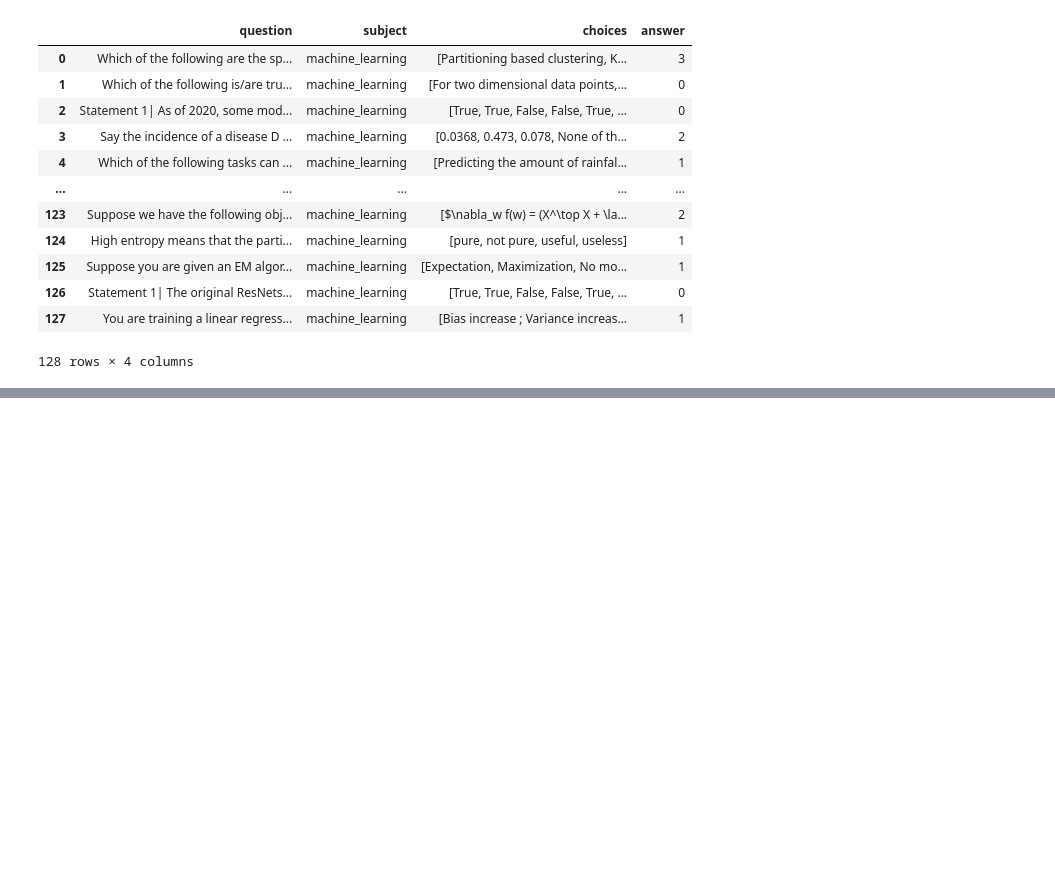
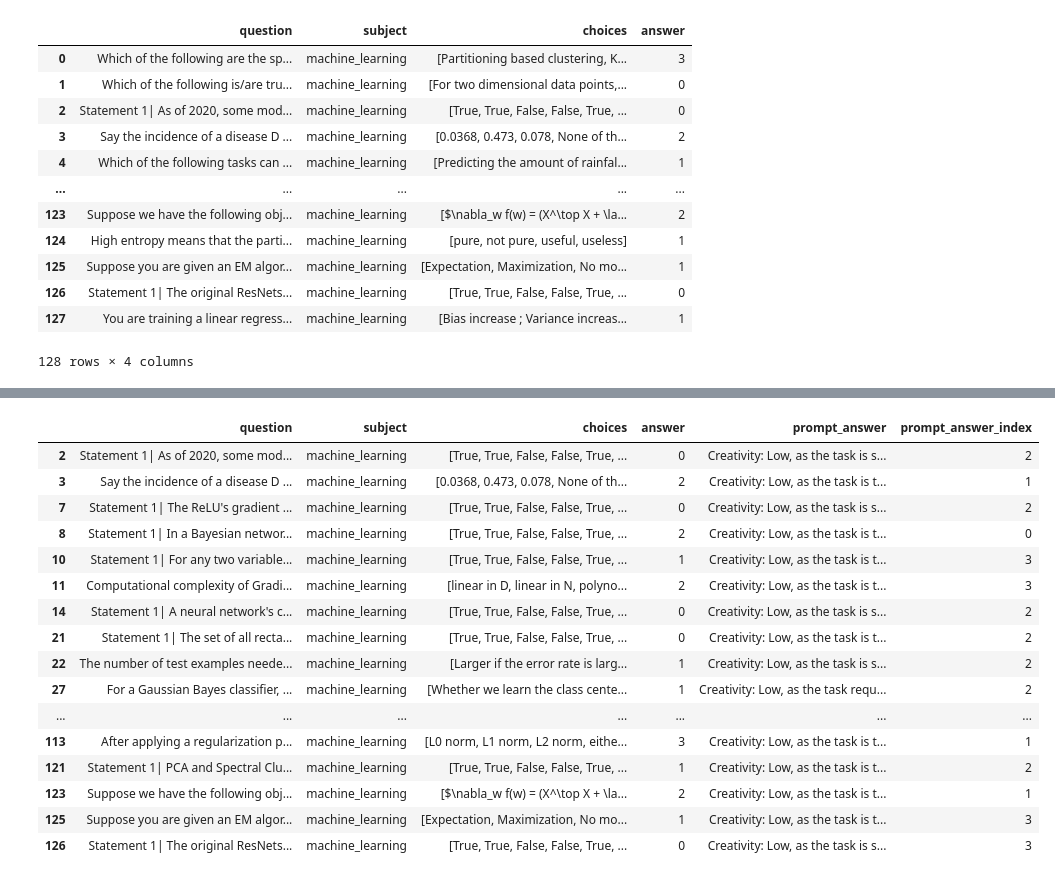
Before and after one commit to nxxk23/AI-Engineer, a Jupyter notebook: inetmodel_base.ipynb, the cells around one changed output, grey strips where cells are left out. Drawn from its saved outputs; the diff is of its cells as text; code cells hidden in the pictures; blank space fills up the shorter version.

```diff
--- a/inetmodel_base.ipynb
+++ b/inetmodel_base.ipynb
@@ -414,3 +381,30 @@ df[df['subject']=='machine_learning'].shape
+# %%
+import concurrent.futures
+
+def generate_prompt_answer_optimized(row, mmluprompt, model_params, api_url, api_key):
+    question = row.get('question', "")
+    choices = row.get('choices', "")  # Assuming 'choices' is a column in the DataFrame
+    response = generate_answer(question, choices, mmluprompt, model_params, api_url, api_key)
+    return response.strip()
+
+def process_batch(batch_df, process_func, mmluprompt, model_params, api_url, api_key):
+    return [process_func(row, mmluprompt, model_params, api_url, api_key) for _, row in batch_df.iterrows()]
+
+def batch_process(df, process_func, mmluprompt, model_params, api_url, api_key, batch_size=32):
+    results = [None] * len(df)  # Initialize a list to store results in original order
+    with concurrent.futures.ThreadPoolExecutor() as executor:
+        futures = {}
+        for i in range(0, len(df), batch_size):
+            batch_df = df.iloc[i:i + batch_size]
+            future = executor.submit(process_batch, batch_df, process_func, mmluprompt, model_params, api_url, api_key)
+            futures[future] = (i, i + batch_size)  # Store the index range for each future
+
+        for future in concurrent.futures.as_completed(futures):
+            start_idx, end_idx = futures[future]
+            batch_results = future.result()
+            results[start_idx:end_idx] = batch_results
+
+    return results
 # %%
 # Specify subjects to sample from
 subjects = ['machine_learning']
@@ -431,8 +425,3 @@ ml_df
 | 126 | Statement 1| The original ResNets... | machine_learning | [True, True, False, False, True, ... | 0 |
 | 127 | You are training a linear regress... | machine_learning | [Bias increase ; Variance increas... | 1 |
 128 rows × 4 columns
-# %%
-batch_results = process_batch(ml_df)
-ml_df['prompt_answer'] = [result[1] for result in batch_results]
-ml_df['answer_index'] = [extract_answer(result[1]) for result in batch_results]
-ml_df['answer_index'] = ml_df.apply(update_answer_index, axis=1)
@@ -440,0 +431,4 @@ HfHubHTTPError: 504 Server Error: Gateway Time-out for url: https://ai-api.manag
+# %%
+ml_df['prompt_answer'] = batch_process(ml_df, generate_prompt_answer_optimized, mmluprompt, model_params, api_url, api_key)
+# %%
+ml_df['prompt_answer_index'] = ml_df.apply(update_answer_index, axis=1)
@@ -443,0 +463,20 @@ print(ml_correct)
+# %%
+ml_df[ml_df['answer'] != ml_df['prompt_answer_index']]
+# %% [output]
+|  | question | subject | choices | answer | prompt_answer | prompt_answer_index |
+| 2 | Statement 1| As of 2020, some mod... | machine_learning | [True, True, False, False, True, ... | 0 | Creativity: Low, as the task is s... | 2 |
+| 3 | Say the incidence of a disease D ... | machine_learning | [0.0368, 0.473, 0.078, None of th... | 2 | Creativity: Low, as the task is t... | 1 |
+| 7 | Statement 1| The ReLU's gradient ... | machine_learning | [True, True, False, False, True, ... | 0 | Creativity: Low, as the task is s... | 2 |
+| 8 | Statement 1| In a Bayesian networ... | machine_learning | [True, True, False, False, True, ... | 2 | Creativity: Low, as the task is t... | 0 |
+| 10 | Statement 1| For any two variable... | machine_learning | [True, True, False, False, True, ... | 1 | Creativity: Low, as the task is t... | 3 |
+| 11 | Computational complexity of Gradi... | machine_learning | [linear in D, linear in N, polyno... | 2 | Creativity: Low, as the task is t... | 3 |
+| 14 | Statement 1| A neural network's c... | machine_learning | [True, True, False, False, True, ... | 0 | Creativity: Low, as the task is s... | 2 |
+| 21 | Statement 1| The set of all recta... | machine_learning | [True, True, False, False, True, ... | 0 | Creativity: Low, as the task is t... | 2 |
+| 22 | The number of test examples neede... | machine_learning | [Larger if the error rate is larg... | 1 | Creativity: Low, as the task is s... | 2 |
+| 27 | For a Gaussian Bayes classifier, ... | machine_learning | [Whether we learn the class cente... | 1 | Creativity: Low, as the task requ... | 2 |
+| ... | ... | ... | ... | ... | ... | ... |
+| 113 | After applying a regularization p... | machine_learning | [L0 norm, L1 norm, L2 norm, eithe... | 3 | Creativity: Low, as the task is t... | 1 |
+| 121 | Statement 1| PCA and Spectral Clu... | machine_learning | [True, True, False, False, True, ... | 1 | Creativity: Low, as the task is t... | 2 |
+| 123 | Suppose we have the following obj... | machine_learning | [$\nabla_w f(w) = (X^\top X + \la... | 2 | Creativity: Low, as the task is t... | 1 |
+| 125 | Suppose you are given an EM algor... | machine_learning | [Expectation, Maximization, No mo... | 1 | Creativity: Low, as the task is t... | 3 |
+| 126 | Statement 1| The original ResNets... | machine_learning | [True, True, False, False, True, ... | 0 | Creativity: Low, as the task is s... | 3 |
```
Also changed, not shown: parts of 22 cells of this notebook.
